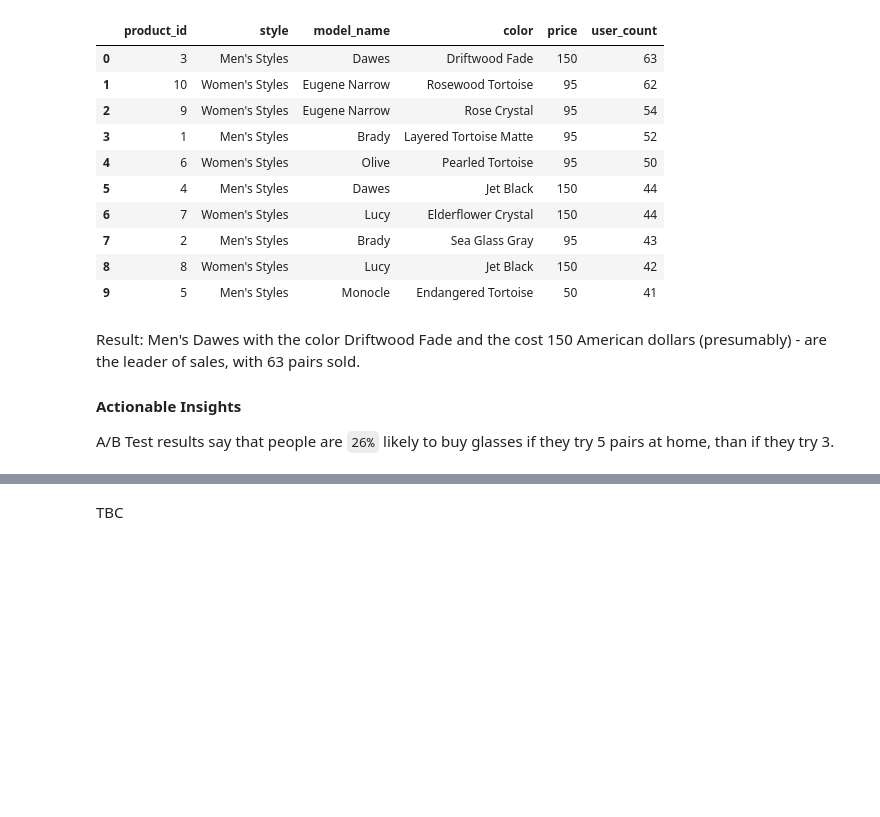
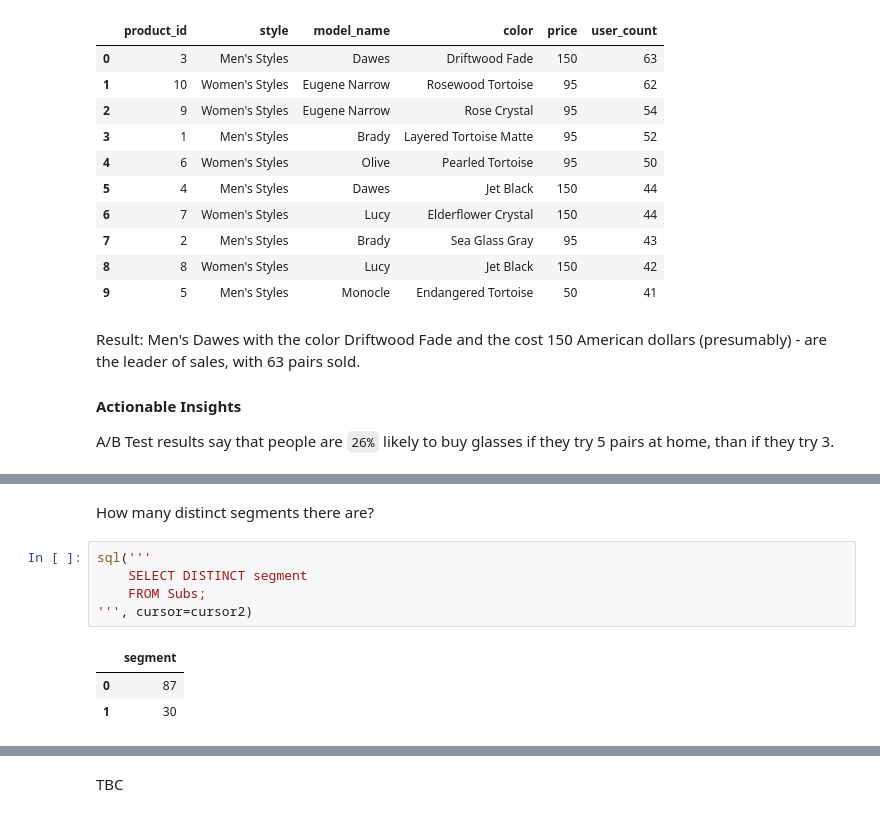
Before and after one commit to 3quetra/portfolio, a Jupyter notebook: sql/marketing_analysis.ipynb, the cells around one changed output, grey strips where cells are left out. Saved outputs shown, nothing was run; the diff lists cells and outputs as text; blank space fills up the shorter version.

```diff
--- a/sql/marketing_analysis.ipynb
+++ b/sql/marketing_analysis.ipynb
@@ -445,0 +512,11 @@ To calculate the churn rate, we only will be considering users who are subscribe
+# %% [markdown]
+How many distinct segments there are?
+# %%
+sql('''
+    SELECT DISTINCT segment
+    FROM Subs;
+''', cursor=cursor2)
+# %% [output]
+|  | segment |
+| 0 | 87 |
+| 1 | 30 |
```
Also changed, not shown: parts of 12 cells of this notebook.
